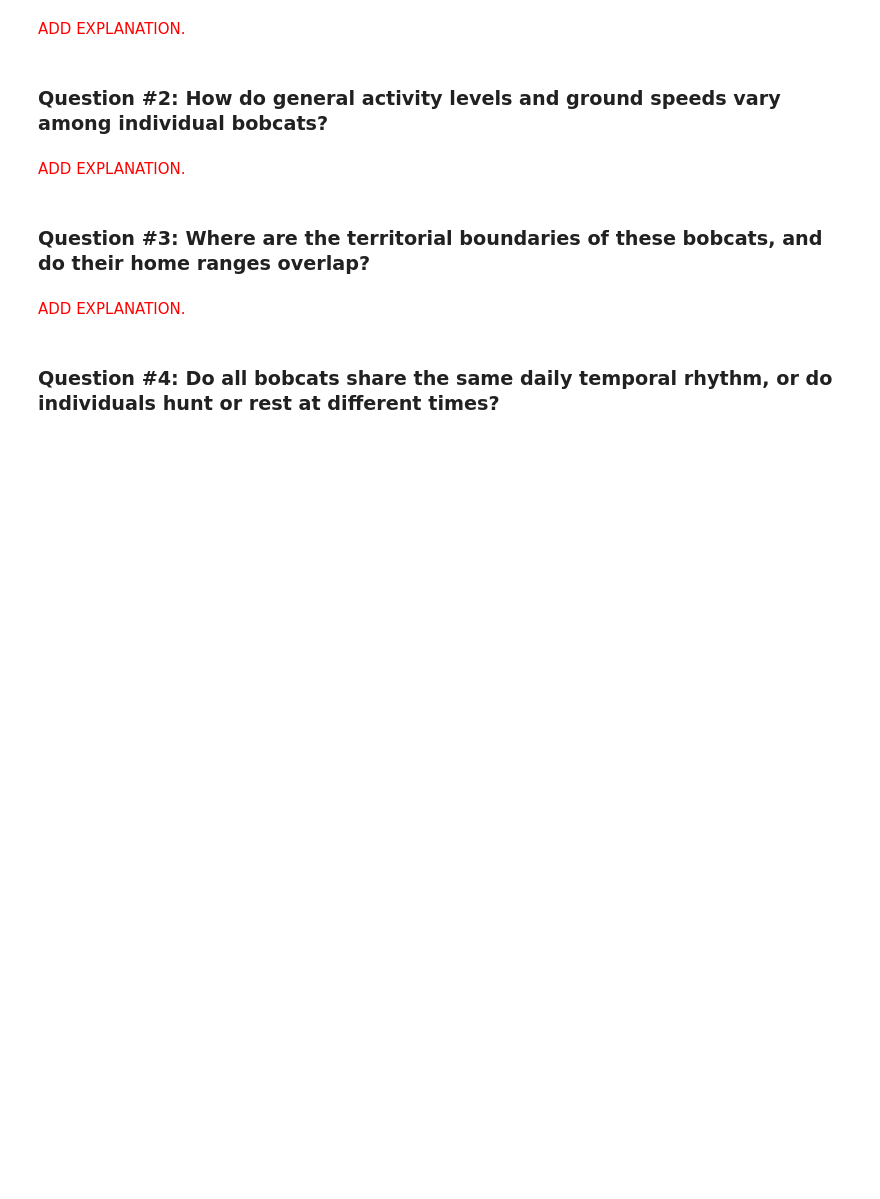
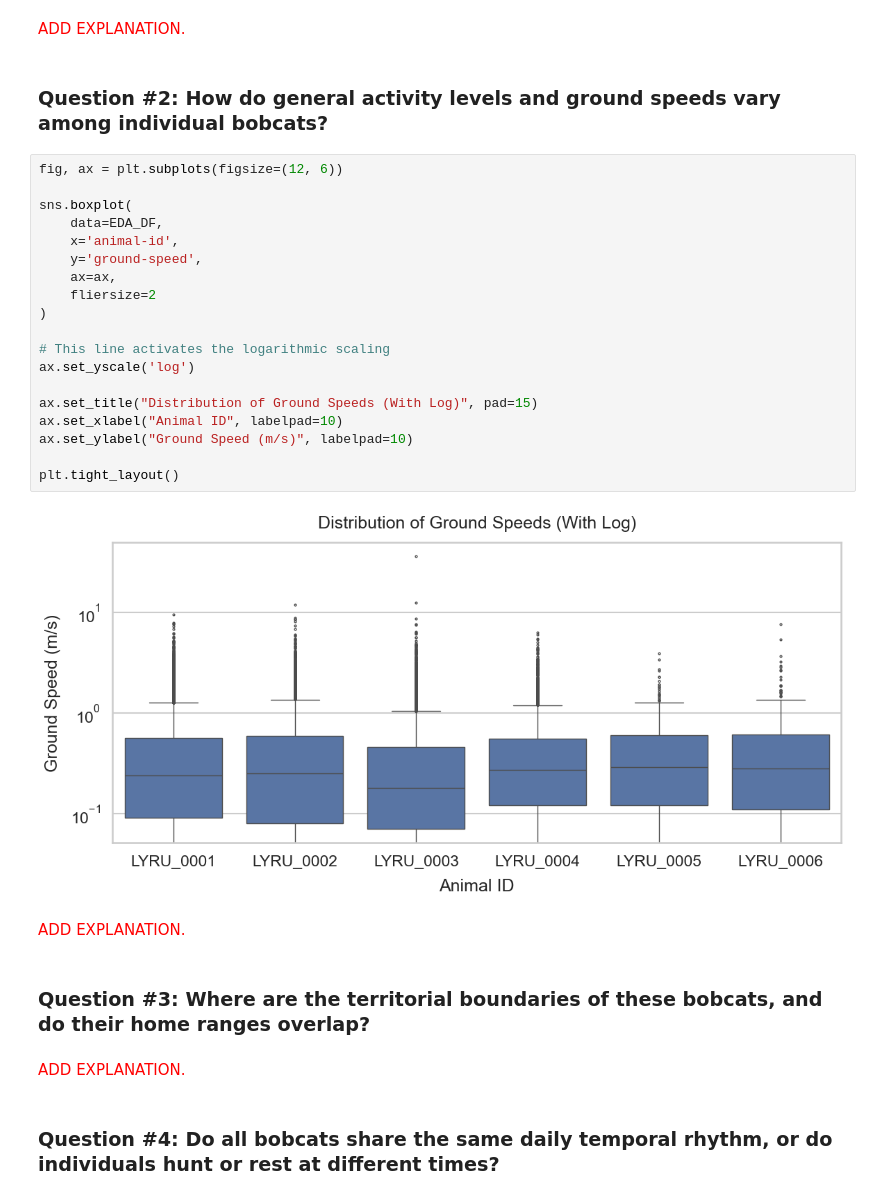
Before and after one commit to zrygan/animove, a Jupyter notebook: notebooks/data_processing.ipynb, the cells around one changed output. Cells and saved outputs as stored; diff of their text form; blank space fills up the shorter version.

```diff
--- a/notebooks/data_processing.ipynb
+++ b/notebooks/data_processing.ipynb
@@ -479,6 +722,27 @@ The collar took a reading about every 2 minutes (the median `dt-seconds` is 120)
 <p style="color: red;">ADD EXPLANATION.</p>
 # %% [markdown]
 ### **Question #2: How do general activity levels and ground speeds vary among individual bobcats?**
+# %%
+fig, ax = plt.subplots(figsize=(12, 6))
+
+sns.boxplot(
+    data=EDA_DF,
+    x='animal-id',
+    y='ground-speed',
+    ax=ax,
+    fliersize=2
+)
+
+# This line activates the logarithmic scaling
+ax.set_yscale('log')
+
+ax.set_title("Distribution of Ground Speeds (With Log)", pad=15)
+ax.set_xlabel("Animal ID", labelpad=10)
+ax.set_ylabel("Ground Speed (m/s)", labelpad=10)
+
+plt.tight_layout()
+# %% [output]
+[figure, added]
 # %% [markdown]
 <p style="color: red;">ADD EXPLANATION.</p>
 # %% [markdown]
```
Also changed, not shown: parts of 15 cells of this notebook, 2 other files.
